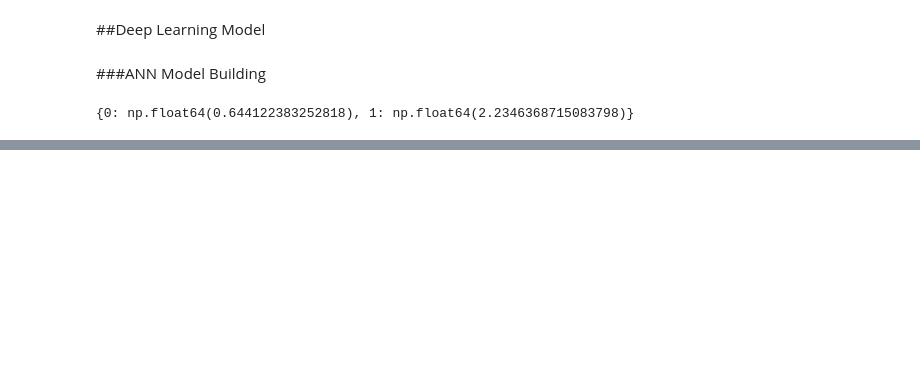
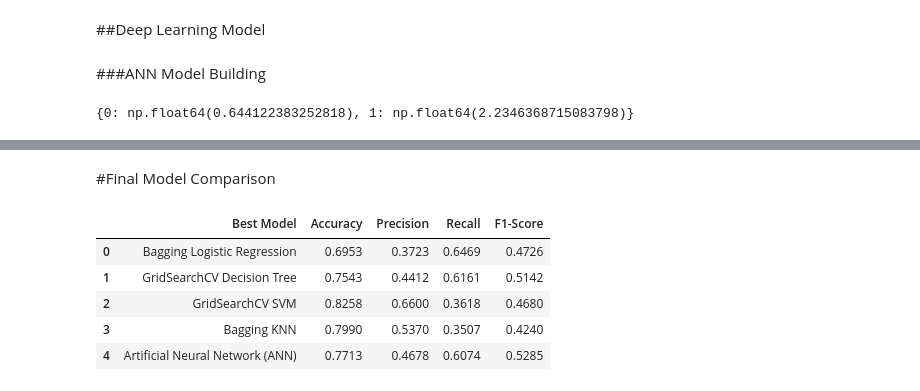
Before and after one commit to Knchna/Credit_Default_Preprocessing, a Jupyter notebook: Credit_Default_Preprocessing.ipynb, the cells around one changed output, grey strips where cells are left out. Drawn from its saved outputs; the diff is of its cells as text; code cells hidden in the pictures; blank space fills up the shorter version.

```diff
--- a/Credit_Default_Preprocessing.ipynb
+++ b/Credit_Default_Preprocessing.ipynb
@@ -2143,0 +2144,58 @@ weighted avg       0.80      0.78      0.79      6000
+# %% [markdown]
+#Final Model Comparison
+# %%
+#Inference 1
+
+final_comparison = pd.DataFrame({
+
+    "Best Model":[
+        "Bagging Logistic Regression",
+        "GridSearchCV Decision Tree",
+        "GridSearchCV SVM",
+        "Bagging KNN",
+        "Artificial Neural Network (ANN)"
+    ],
+
+    "Accuracy":[
+        0.6953,
+        0.7543,
+        0.8258,
+        0.7990,
+        0.7713
+    ],
+
+    "Precision":[
+        0.3723,
+        0.4412,
+        0.6600,
+        0.5370,
+        0.4678
+    ],
+
+    "Recall":[
+        0.6469,
+        0.6161,
+        0.3618,
+        0.3507,
+        0.6074
+    ],
+
+    "F1-Score":[
+        0.4726,
+        0.5142,
+        0.4680,
+        0.4240,
+        0.5285
+    ]
+})
+
+final_comparison = final_comparison.round(4)
+
+display(final_comparison)
+# %% [output]
+|  | Best Model | Accuracy | Precision | Recall | F1-Score |
+| 0 | Bagging Logistic Regression | 0.6953 | 0.3723 | 0.6469 | 0.4726 |
+| 1 | GridSearchCV Decision Tree | 0.7543 | 0.4412 | 0.6161 | 0.5142 |
+| 2 | GridSearchCV SVM | 0.8258 | 0.6600 | 0.3618 | 0.4680 |
+| 3 | Bagging KNN | 0.7990 | 0.5370 | 0.3507 | 0.4240 |
+| 4 | Artificial Neural Network (ANN) | 0.7713 | 0.4678 | 0.6074 | 0.5285 |
```
Also changed, not shown: parts of 17 cells of this notebook.
